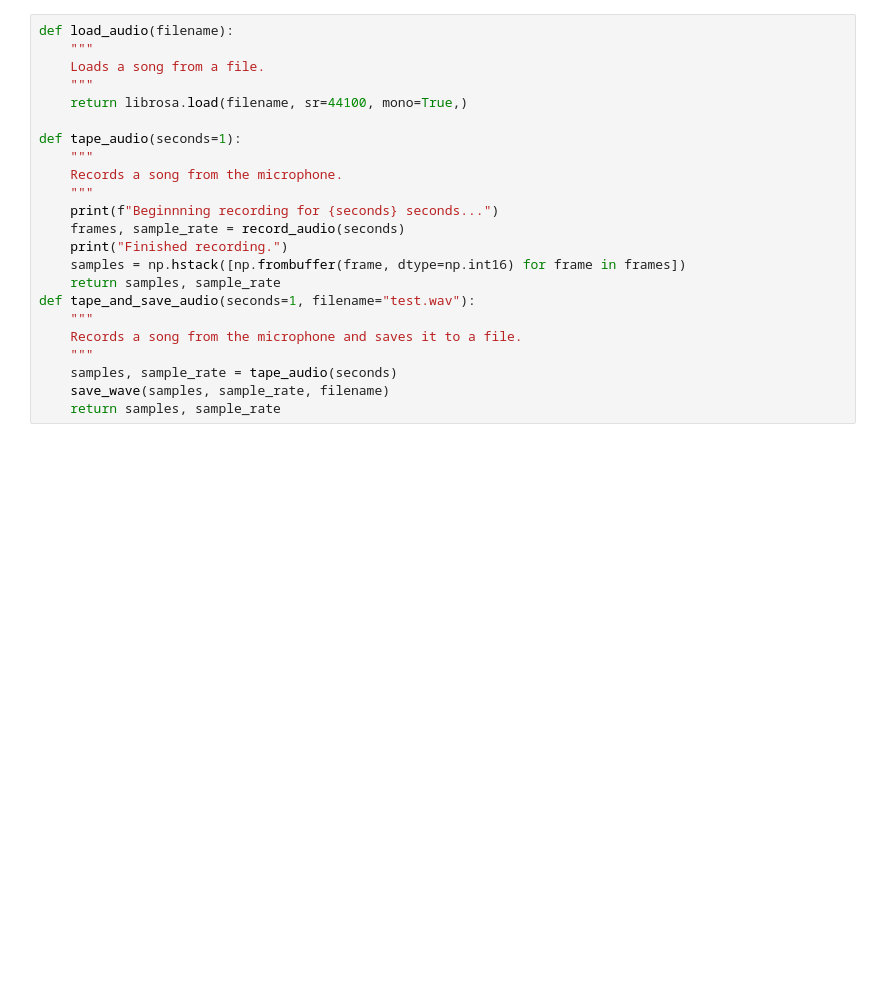
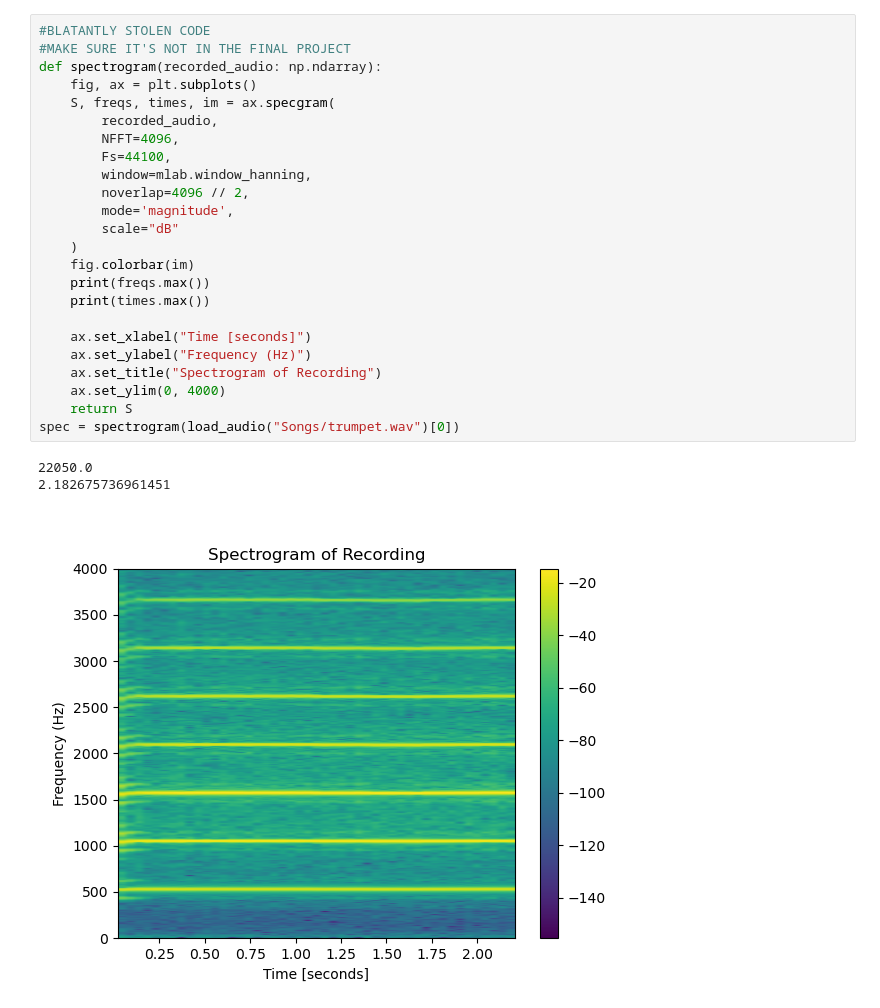
Before and after one commit to Bfolefack/BWSI_Audio_Capstone, a Jupyter notebook: SongMatcher.ipynb, the cells around one changed output. Cells and saved outputs as stored; diff of their text form; blank space fills up the shorter version.

```diff
--- a/SongMatcher.ipynb
+++ b/SongMatcher.ipynb
@@ -45,23 +19,28 @@ def fourier_complex_to_real(
-# %%
-def load_audio(filename):
-    """
-    Loads a song from a file.
-    """
-    return librosa.load(filename, sr=44100, mono=True,)
-
-def tape_audio(seconds=1):
-    """
-    Records a song from the microphone.
-    """
-    print(f"Beginnning recording for {seconds} seconds...")
-    frames, sample_rate = record_audio(seconds)
-    print("Finished recording.")
-    samples = np.hstack([np.frombuffer(frame, dtype=np.int16) for frame in frames])
-    return samples, sample_rate
-def tape_and_save_audio(seconds=1, filename="test.wav"):
-    """
-    Records a song from the microphone and saves it to a file.
-    """
-    samples, sample_rate = tape_audio(seconds)
-    save_wave(samples, sample_rate, filename)
-    return samples, sample_rate
+# %%
+#BLATANTLY STOLEN CODE
+#MAKE SURE IT'S NOT IN THE FINAL PROJECT
+def spectrogram(recorded_audio: np.ndarray):
+    fig, ax = plt.subplots()
+    S, freqs, times, im = ax.specgram(
+        recorded_audio,
+        NFFT=4096,
+        Fs=44100,
+        window=mlab.window_hanning,
+        noverlap=4096 // 2,
+        mode='magnitude',
+        scale="dB"
+    )
+    fig.colorbar(im)
+    print(freqs.max())
+    print(times.max())
+
+    ax.set_xlabel("Time [seconds]")
+    ax.set_ylabel("Frequency (Hz)")
+    ax.set_title("Spectrogram of Recording")
+    ax.set_ylim(0, 4000)
+    return S
+spec = spectrogram(load_audio("Songs/trumpet.wav")[0])
+# %% [output]
+22050.0
+2.182675736961451
+[figure, added]
```
Also changed, not shown: parts of 3 cells of this notebook, 3 other files.
